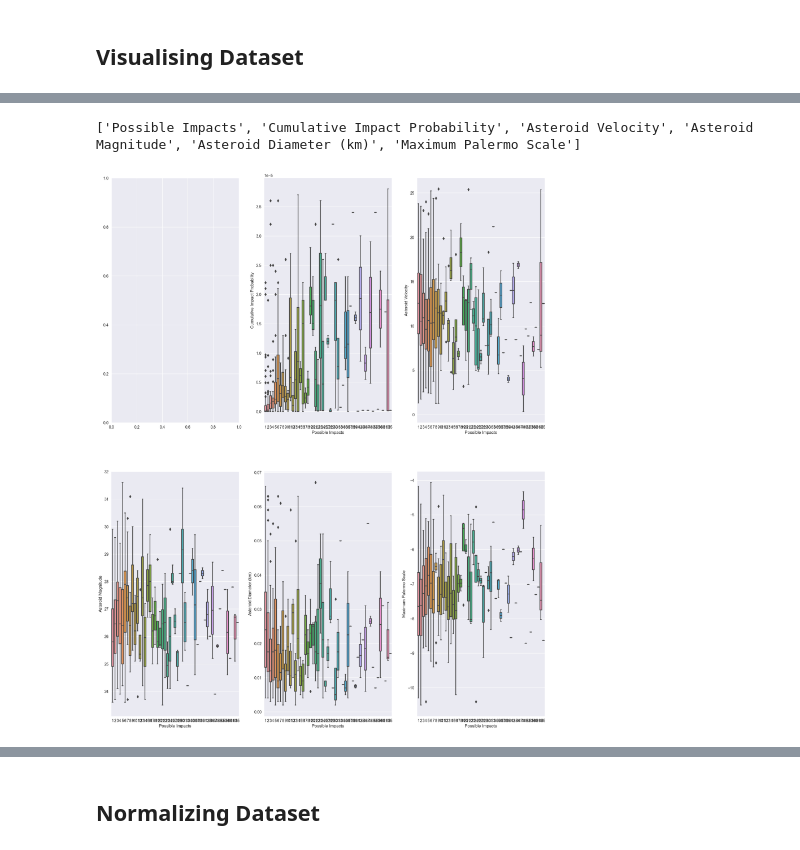
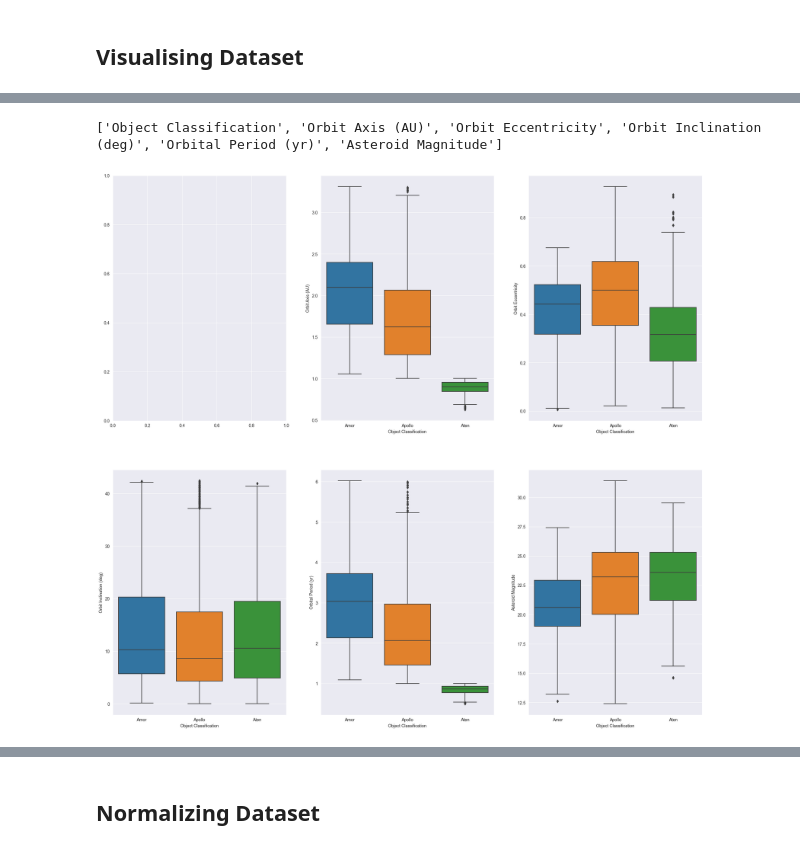
Before and after one commit to lytmercy/data_analysis_labs, a Jupyter notebook: lab_1_FI_21mn_Lytovchenko_Mykyta.ipynb, the cells around one changed output, grey strips where cells are left out. Drawn from its saved outputs; the diff is of its cells as text; code cells hidden in the pictures.

```diff
--- a/lab_1_FI_21mn_Lytovchenko_Mykyta.ipynb
+++ b/lab_1_FI_21mn_Lytovchenko_Mykyta.ipynb
@@ -121,0 +154,13 @@ max                  2.579000                 -1.420000              -1.420000
+# %%
+# Change class names
+asteroid_df["Object Classification"].mask(asteroid_df["Object Classification"] == "Apollo Asteroid" ,
+                                          "Apollo", inplace=True)
+asteroid_df["Object Classification"].mask(asteroid_df["Object Classification"] == "Aten Asteroid",
+                                          "Aten", inplace=True)
+asteroid_df["Object Classification"].mask(asteroid_df["Object Classification"] == "Amor Asteroid",
+                                          "Amor", inplace=True)
+asteroid_df["Object Classification"].mask(asteroid_df["Object Classification"] == "Apohele Asteroid",
+                                          "Apohele", inplace=True)
+# Drop unnecessary class
+necessary_class = ["Apollo", "Aten", "Amor"]
+asteroid_df = asteroid_df[asteroid_df["Object Classification"].isin(necessary_class)]
@@ -125,7 +207,8 @@ max                  2.579000                 -1.420000              -1.420000
 def boxplot_data(dataframe, features, target_features):
     """Function to show boxplot of dataframe;
     :param dataframe: pandas DataFrame with data;
-    :param features: list with features from dataframe.
+    :param features: list with features name from dataframe;
+    :param target_features: number of target feature.
     """
     # Define plot variables
     n = len(features)
@@ -134,7 +217,7 @@ def boxplot_data(dataframe, features, target_features):
     features_iter = 0
 
     # Build plot
-    fig, ax = plt.subplots(nrows=rows, ncols=cols, figsize=(20, 25))
+    fig, ax = plt.subplots(nrows=rows, ncols=cols, figsize=(25, 23))
     for i in range(rows):
         for j in range(cols):
             if features_iter == target_features:
@@ -155,7 +238,8 @@ def remove_outliers(dataframe, features):
 
     # Iterate through features
     for feature in features:
-
+        if dataframe[feature].dtype == object:
+            continue
         # Calculate q1, q3 and iqr
         q3 = dataframe[feature].quantile(0.75)
         q1 = dataframe[feature].quantile(0.25)
@@ -183,21 +267,21 @@ def histogram_data(dataframe, features):
     features_iter = 1
 
     # Build plot
-    fig, ax = plt.subplots(nrows=rows, ncols=cols, figsize=(20, 25))
+    fig, ax = plt.subplots(ncols=cols, figsize=(24, 20))
     for i in range(rows):
         for j in range(cols):
             if len(features) <= features_iter:
                 break
-            sns.histplot(x=features[features_iter-1], y=features[features_iter], data=dataframe, ax=ax[i][j])
+            sns.histplot(x=features[features_iter], y=features[features_iter+1],
+                         data=dataframe, ax=ax[j])
             features_iter += 1
-    plt.show()
+            plt.show()
 # %% [markdown]
 ## Visualising Dataset
 # %%
 # Visualising with heatmap
-plt.style.use("seaborn")
-plt.figure(figsize=(15, 8))
-heat_map = sns.heatmap(asteroid_impacts_df.corr(), cmap="coolwarm", linewidths=1, annot=True, fmt=".2f")
+plt.figure(figsize=(17, 12))
+heat_map = sns.heatmap(asteroid_df.corr(numeric_only=True), cmap="coolwarm", linewidths=1, annot=True, fmt=".2f")
 plt.title("HeatMap")
 plt.show()
 # %% [output]
@@ -205,13 +289,13 @@ plt.show()
 # %%
 # Extract features from the df
-asteroid_impacts_features = asteroid_impacts_df.columns.tolist()
-print(asteroid_impacts_features)
+asteroid_features = asteroid_df.columns.tolist()
+print(asteroid_features)
 # %% [output]
-['Possible Impacts', 'Cumulative Impact Probability', 'Asteroid Velocity', 'Asteroid Magnitude', 'Asteroid Diameter (km)', 'Maximum Palermo Scale']
+['Object Classification', 'Orbit Axis (AU)', 'Orbit Eccentricity', 'Orbit Inclination (deg)', 'Orbital Period (yr)', 'Asteroid Magnitude']
 # %%
 # Show boxplot to check for outliers
-boxplot_data(asteroid_impacts_df, asteroid_impacts_features, 0)
+boxplot_data(asteroid_df, asteroid_features, 0)
 # %% [output]
-[figure, old version]
+[figure, new version]
 # %%
 # Remove outliers from the dataframe
```
Also changed, not shown: parts of 38 cells of this notebook.
